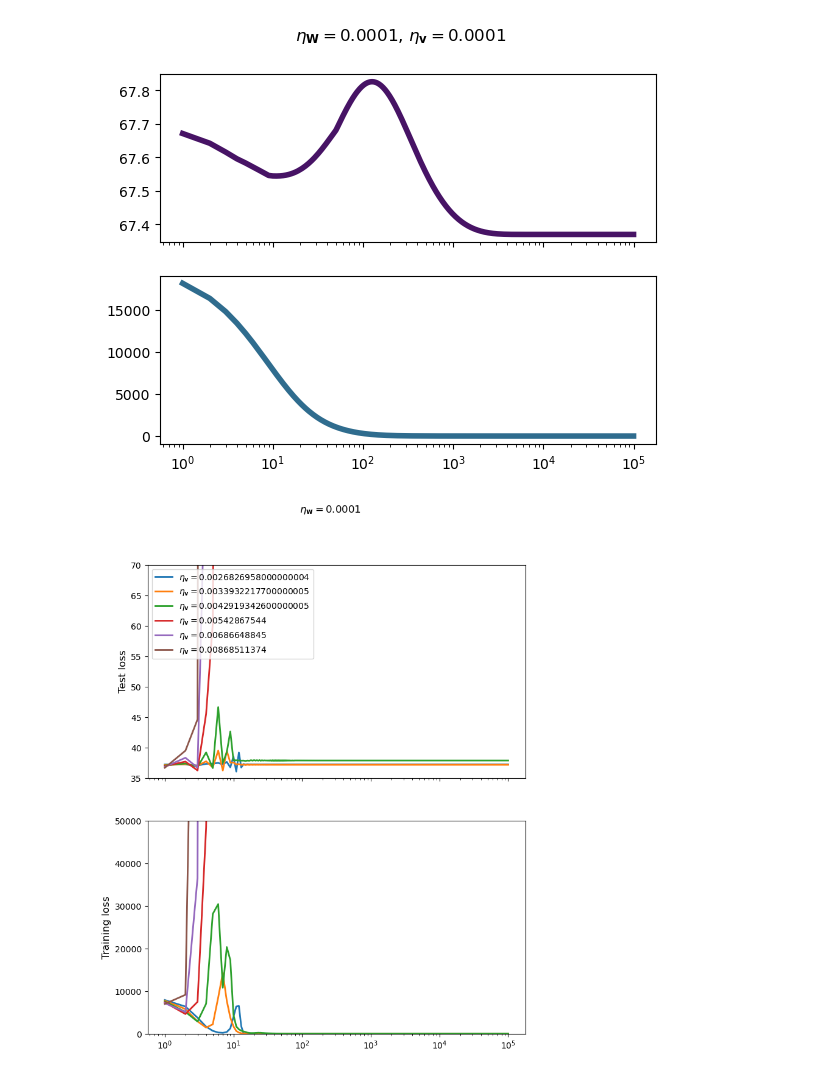
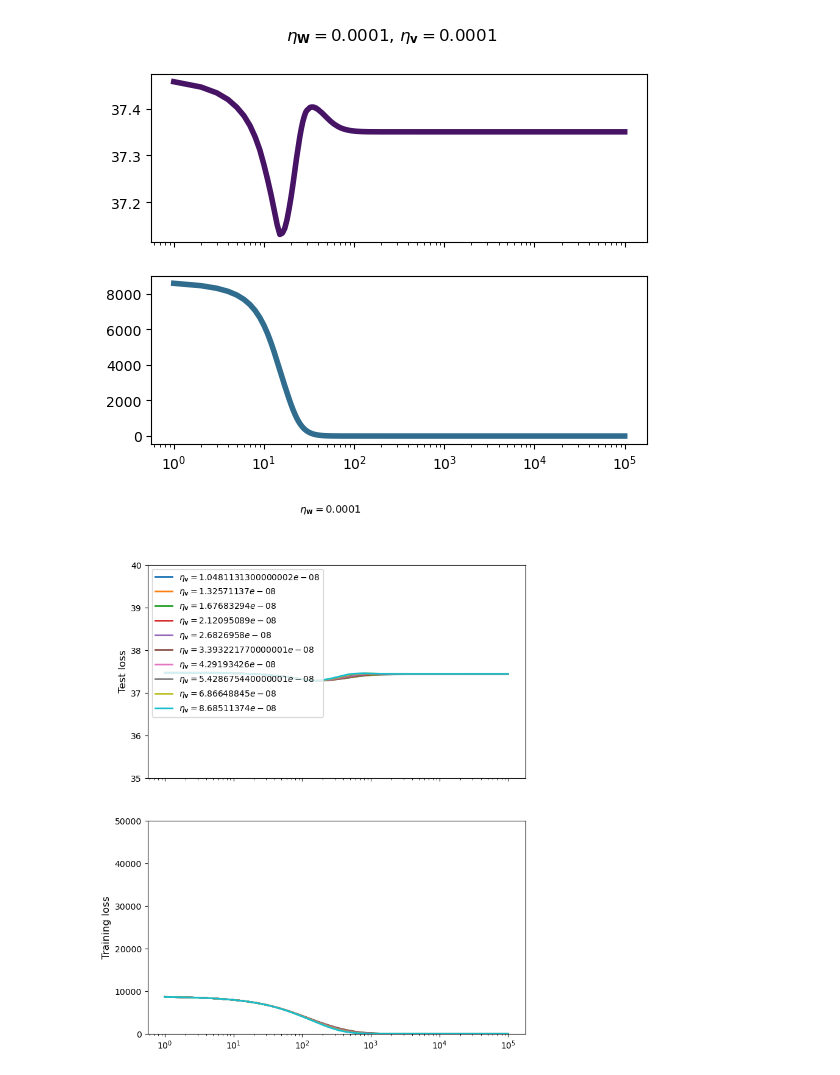
Before and after one commit to filipekstrm/early_stopping_double_descent, a Jupyter notebook: Visualize results.ipynb, the cells around one changed output. Cells and saved outputs as stored; diff of their text form; code cells hidden in the pictures.

```diff
--- a/Visualize results.ipynb
+++ b/Visualize results.ipynb
@@ -376,11 +389,11 @@ Lr2 with nan/inf, then some lower lr2
 # %%
-plot_individual_run(1e-4, 1e-4, batch_norm=False, uniform_noise=True, coupled_noise=100.0, ext='dim_150')
+plot_individual_run(1e-4, 1e-4, batch_norm=False, uniform_noise=True, coupled_noise=50.0, ext='dim_100')
 # %% [output]
-[figure, old version]
+[figure, new version]
 # %%
 for eta_w in [1e-7, 1e-6, 1e-5, 1e-4, 1e-3, 1e-2]:
     plot_results(eta_w, 20, plot_nans=False, batch_norm=False)
 # %%
-plot_individual_runs_range(1e-4, 25, 100, batch_norm=False, uniform_noise=True, coupled_noise=50.0, ext='_dim_100', ymin=[35, 0], ymax=[70, 50000])
+plot_individual_runs_range(1e-4, 1e-4, 1e-3, batch_norm=False, uniform_noise=True, coupled_noise=50.0, ext='_dim_100', ymin=[35, 0], ymax=[40, 50000])
 # %% [output]
-[figure, old version]
+[figure, new version]
```
Also changed, not shown: parts of 3 cells of this notebook, 2 other files.
